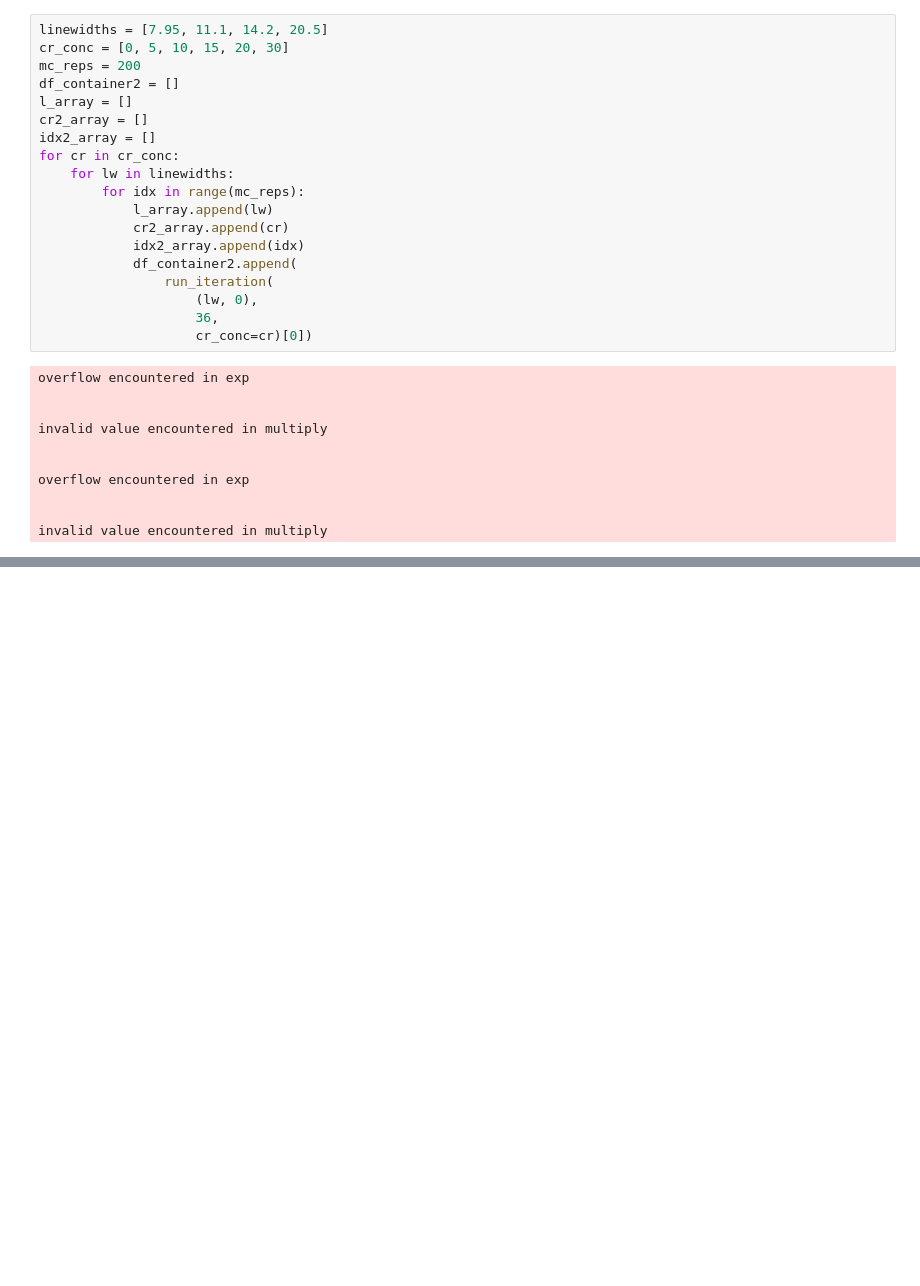
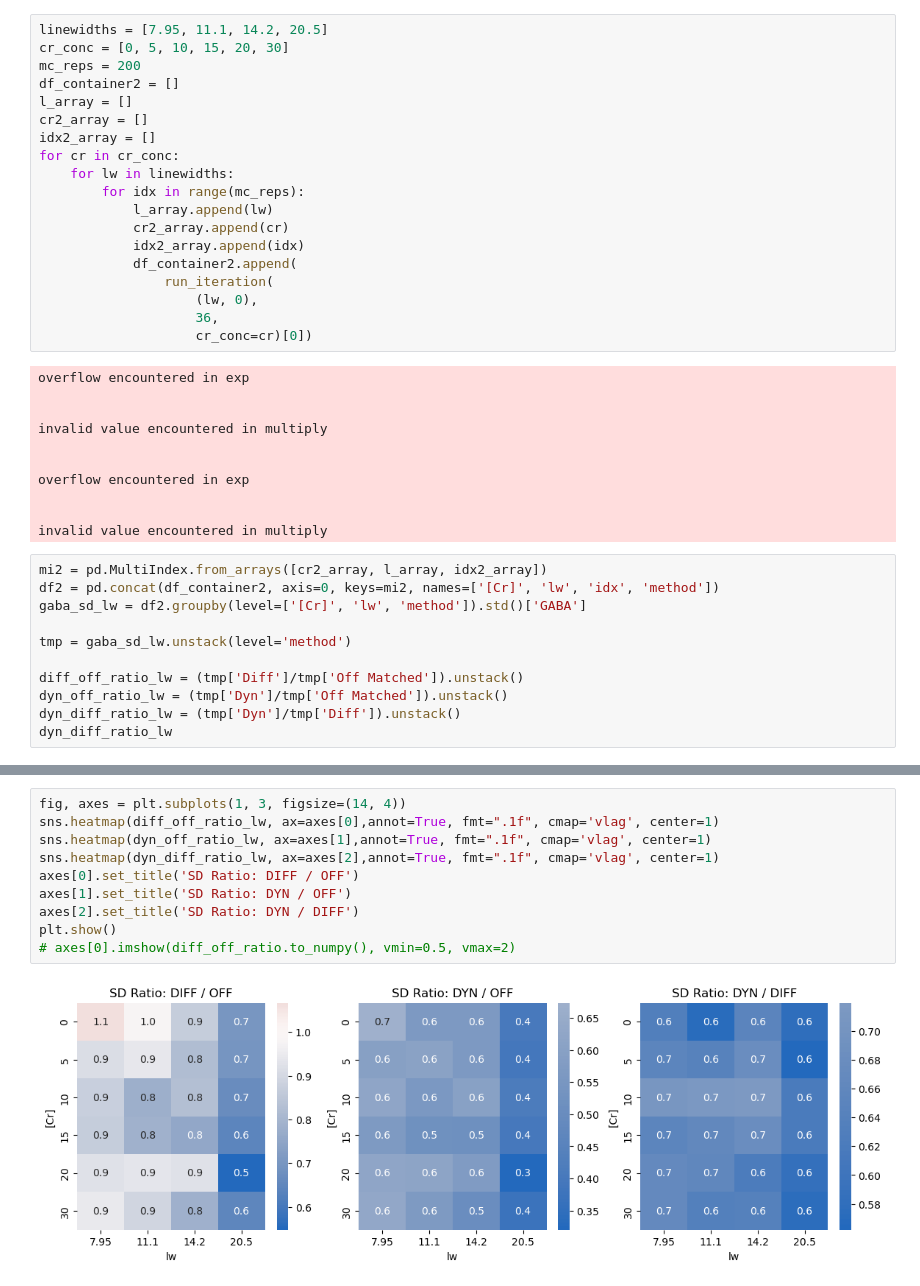
Before and after one commit to wtclarke/fsl-mrs-dynamic-fitting, a Jupyter notebook: editing/additional_explanatory_simulation.ipynb, the cells around one changed output, grey strips where cells are left out. Cells and saved outputs as stored; diff of their text form; blank space fills up the shorter version.

```diff
--- a/editing/additional_explanatory_simulation.ipynb
+++ b/editing/additional_explanatory_simulation.ipynb
@@ -202,3 +202,14 @@ overflow encountered in exp
 
 
 invalid value encountered in multiply
+# %%
+mi2 = pd.MultiIndex.from_arrays([cr2_array, l_array, idx2_array])
+df2 = pd.concat(df_container2, axis=0, keys=mi2, names=['[Cr]', 'lw', 'idx', 'method'])
+gaba_sd_lw = df2.groupby(level=['[Cr]', 'lw', 'method']).std()['GABA']
+
+tmp = gaba_sd_lw.unstack(level='method')
+
+diff_off_ratio_lw = (tmp['Diff']/tmp['Off Matched']).unstack()
+dyn_off_ratio_lw = (tmp['Dyn']/tmp['Off Matched']).unstack()
+dyn_diff_ratio_lw = (tmp['Dyn']/tmp['Diff']).unstack()
+dyn_diff_ratio_lw
@@ -204,0 +225,12 @@ invalid value encountered in multiply
+# %%
+fig, axes = plt.subplots(1, 3, figsize=(14, 4))
+sns.heatmap(diff_off_ratio_lw, ax=axes[0],annot=True, fmt=".1f", cmap='vlag', center=1)
+sns.heatmap(dyn_off_ratio_lw, ax=axes[1],annot=True, fmt=".1f", cmap='vlag', center=1)
+sns.heatmap(dyn_diff_ratio_lw, ax=axes[2],annot=True, fmt=".1f", cmap='vlag', center=1)
+axes[0].set_title('SD Ratio: DIFF / OFF')
+axes[1].set_title('SD Ratio: DYN / OFF')
+axes[2].set_title('SD Ratio: DYN / DIFF')
+plt.show()
+# axes[0].imshow(diff_off_ratio.to_numpy(), vmin=0.5, vmax=2)
+# %% [output]
+[figure, added]
```
Also changed, not shown: parts of 1 cell of this notebook.
